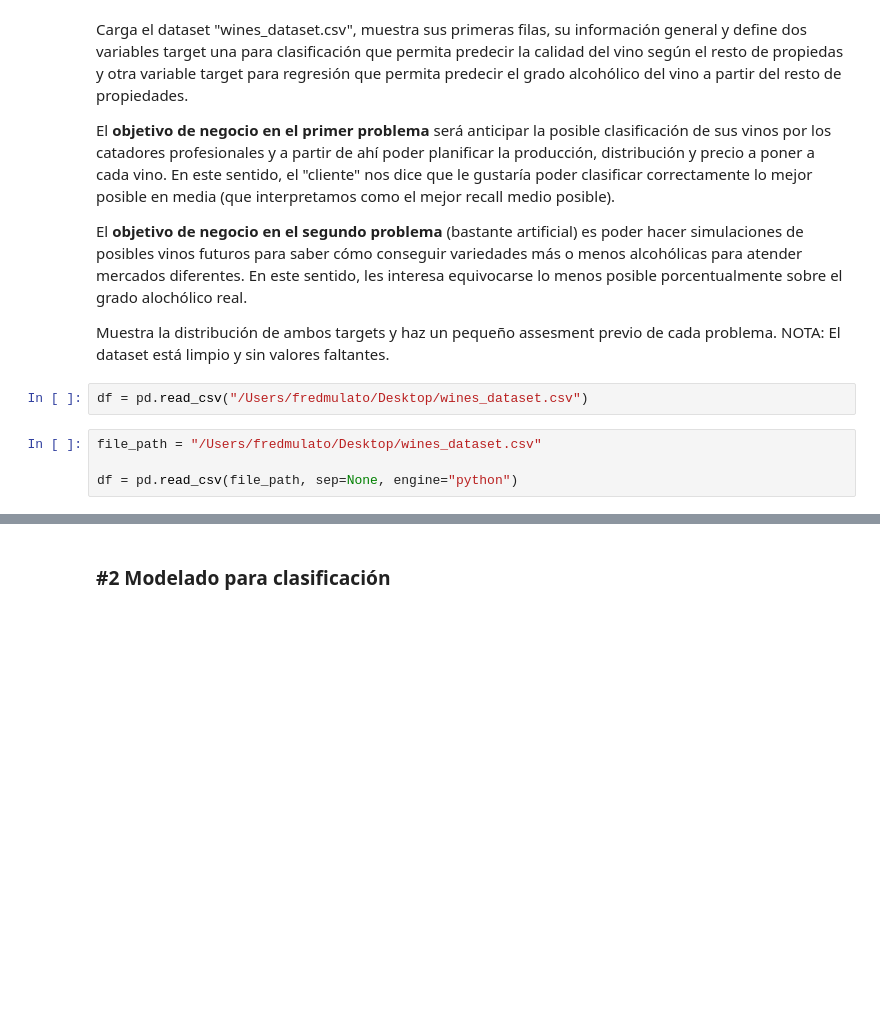
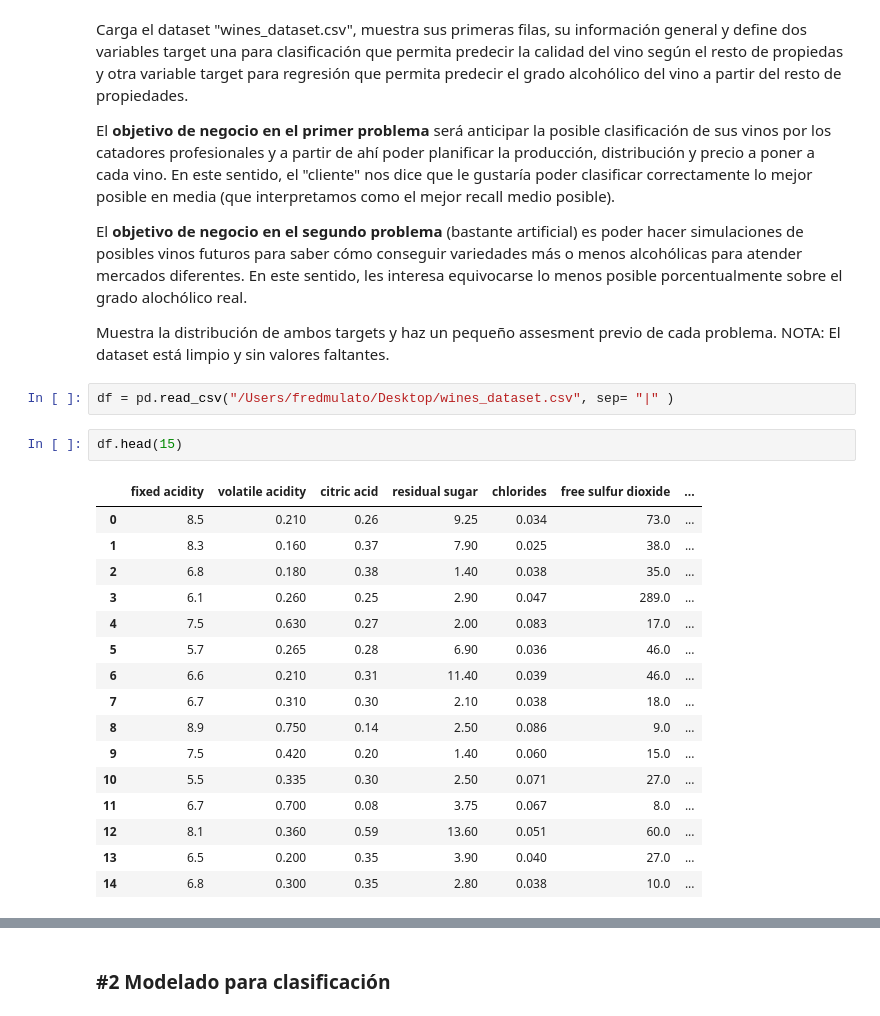
Before and after one commit to Fredmulato93/ONLINE_DS_THEBRIDGE_FRED_MULATO_93, a Jupyter notebook: 04_Machine_Learning/Sprint_12/Unidad_02/Practica_Obligatoria/18_Practica_Obligatoria_Repaso_Aprendizaje_Supervisado.ipynb, the cells around one changed output, grey strips where cells are left out. Saved outputs shown, nothing was run; the diff lists cells and outputs as text; blank space fills up the shorter version.

```diff
--- a/04_Machine_Learning/Sprint_12/Unidad_02/Practica_Obligatoria/18_Practica_Obligatoria_Repaso_Aprendizaje_Supervisado.ipynb
+++ b/04_Machine_Learning/Sprint_12/Unidad_02/Practica_Obligatoria/18_Practica_Obligatoria_Repaso_Aprendizaje_Supervisado.ipynb
@@ -48,11 +71,26 @@ El **objetivo de negocio en el segundo problema** (bastante artificial) es poder
 
 Muestra la distribución de ambos targets y haz un pequeño assesment previo de cada problema. NOTA: El dataset está limpio y sin valores faltantes.
 # %%
-df = pd.read_csv("/Users/fredmulato/Desktop/wines_dataset.csv")
+df = pd.read_csv("/Users/fredmulato/Desktop/wines_dataset.csv", sep= "|" )
-# %%
-file_path = "/Users/fredmulato/Desktop/wines_dataset.csv"
-
-df = pd.read_csv(file_path, sep=None, engine="python")
+# %%
+df.head(15)
+# %% [output]
+|  | fixed acidity | volatile acidity | citric acid | residual sugar | chlorides | free sulfur dioxide | ... |
+| 0 | 8.5 | 0.210 | 0.26 | 9.25 | 0.034 | 73.0 | ... |
+| 1 | 8.3 | 0.160 | 0.37 | 7.90 | 0.025 | 38.0 | ... |
+| 2 | 6.8 | 0.180 | 0.38 | 1.40 | 0.038 | 35.0 | ... |
+| 3 | 6.1 | 0.260 | 0.25 | 2.90 | 0.047 | 289.0 | ... |
+| 4 | 7.5 | 0.630 | 0.27 | 2.00 | 0.083 | 17.0 | ... |
+| 5 | 5.7 | 0.265 | 0.28 | 6.90 | 0.036 | 46.0 | ... |
+| 6 | 6.6 | 0.210 | 0.31 | 11.40 | 0.039 | 46.0 | ... |
+| 7 | 6.7 | 0.310 | 0.30 | 2.10 | 0.038 | 18.0 | ... |
+| 8 | 8.9 | 0.750 | 0.14 | 2.50 | 0.086 | 9.0 | ... |
+| 9 | 7.5 | 0.420 | 0.20 | 1.40 | 0.060 | 15.0 | ... |
+| 10 | 5.5 | 0.335 | 0.30 | 2.50 | 0.071 | 27.0 | ... |
+| 11 | 6.7 | 0.700 | 0.08 | 3.75 | 0.067 | 8.0 | ... |
+| 12 | 8.1 | 0.360 | 0.59 | 13.60 | 0.051 | 60.0 | ... |
+| 13 | 6.5 | 0.200 | 0.35 | 3.90 | 0.040 | 27.0 | ... |
+| 14 | 6.8 | 0.300 | 0.35 | 2.80 | 0.038 | 10.0 | ... |
 # %%
 df.info()
 # %% [output]
```
Also changed, not shown: parts of 8 cells of this notebook, 4 other files.
